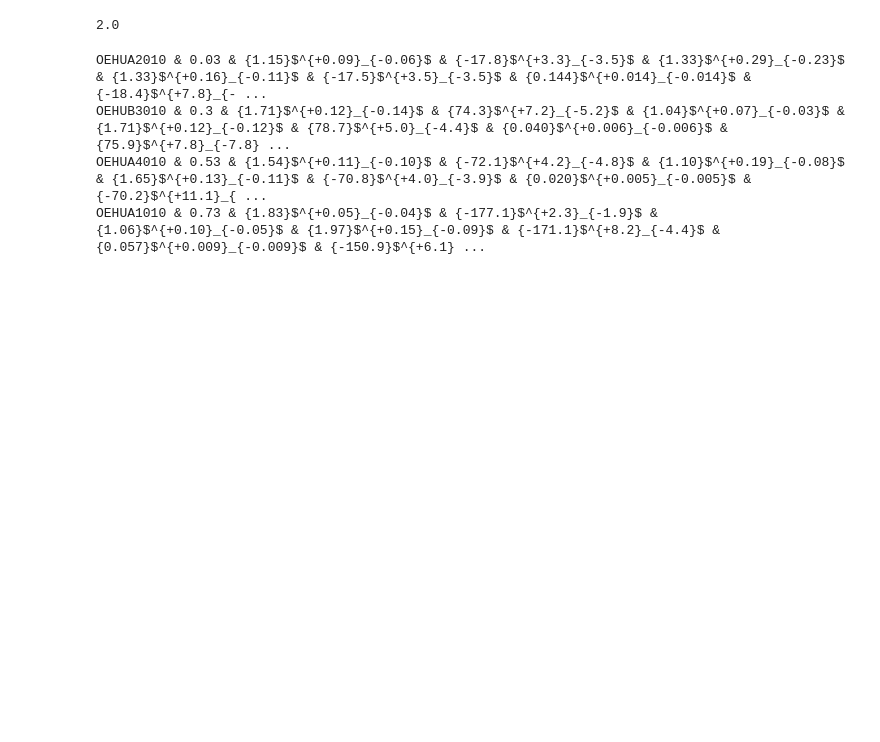
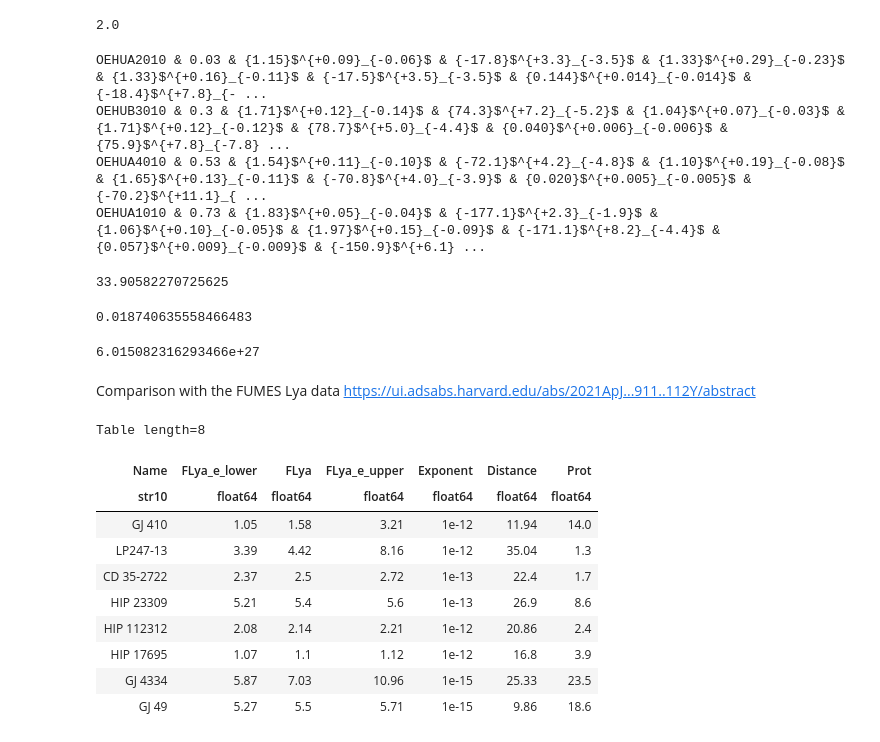
Before and after one commit to davidjwilson/pceb, a Jupyter notebook: eg_uma/eg_uma_lya_results.ipynb, the cells around one changed output. Drawn from its saved outputs; the diff is of its cells as text; code cells hidden in the pictures; blank space fills up the shorter version.

```diff
--- a/eg_uma/eg_uma_lya_results.ipynb
+++ b/eg_uma/eg_uma_lya_results.ipynb
@@ -1160,3 +1138,41 @@ OEHUA2010 & 0.03 & {1.15}$^{+0.09}_{-0.06}$ & {-17.8}$^{+3.3}_{-3.5}$ & {1.33}$^
 OEHUB3010 & 0.3 & {1.71}$^{+0.12}_{-0.14}$ & {74.3}$^{+7.2}_{-5.2}$ & {1.04}$^{+0.07}_{-0.03}$ & {1.71}$^{+0.12}_{-0.12}$ & {78.7}$^{+5.0}_{-4.4}$ & {0.040}$^{+0.006}_{-0.006}$ & {75.9}$^{+7.8}_{-7.8} ...
 OEHUA4010 & 0.53 & {1.54}$^{+0.11}_{-0.10}$ & {-72.1}$^{+4.2}_{-4.8}$ & {1.10}$^{+0.19}_{-0.08}$ & {1.65}$^{+0.13}_{-0.11}$ & {-70.8}$^{+4.0}_{-3.9}$ & {0.020}$^{+0.005}_{-0.005}$ & {-70.2}$^{+11.1}_{ ...
 OEHUA1010 & 0.73 & {1.83}$^{+0.05}_{-0.04}$ & {-177.1}$^{+2.3}_{-1.9}$ & {1.06}$^{+0.10}_{-0.05}$ & {1.97}$^{+0.15}_{-0.09}$ & {-171.1}$^{+8.2}_{-4.4}$ & {0.057}$^{+0.009}_{-0.009}$ & {-150.9}$^{+6.1} ...
+# %%
+#compare with kaptyen's star
+f_ks = 2.88e-13
+d_ks = 3.93
+f_eg = 1.83e-13
+f_eg_eu = 0.05e-13
+f_eg_el = 0.04e-13
+d_eg = 1000/34.8337
+prot_eg = 0.66765930
+
+print(f_eg/(f_ks*((d_ks/d_eg)**2)))
+# %% [output]
+33.90582270725625
+# %%
+(d_ks/d_eg)**2
+# %% [output]
+0.018740635558466483
+# %%
+f_eg*4/3*np.pi*(d_eg*u.pc.to(u.cm))**2
+# %% [output]
+6.015082316293466e+27
+# %% [markdown]
+Comparison with the FUMES Lya data https://ui.adsabs.harvard.edu/abs/2021ApJ...911..112Y/abstract
+# %%
+fumes = Table.read('fumes_lya.csv')
+fumes
+# %% [output]
+Table length=8
+| Name | FLya_e_lower | FLya | FLya_e_upper | Exponent | Distance | Prot |
+| str10 | float64 | float64 | float64 | float64 | float64 | float64 |
+| GJ 410 | 1.05 | 1.58 | 3.21 | 1e-12 | 11.94 | 14.0 |
+| LP247-13 | 3.39 | 4.42 | 8.16 | 1e-12 | 35.04 | 1.3 |
+| CD 35-2722 | 2.37 | 2.5 | 2.72 | 1e-13 | 22.4 | 1.7 |
+| HIP 23309 | 5.21 | 5.4 | 5.6 | 1e-13 | 26.9 | 8.6 |
+| HIP 112312 | 2.08 | 2.14 | 2.21 | 1e-12 | 20.86 | 2.4 |
+| HIP 17695 | 1.07 | 1.1 | 1.12 | 1e-12 | 16.8 | 3.9 |
+| GJ 4334 | 5.87 | 7.03 | 10.96 | 1e-15 | 25.33 | 23.5 |
+| GJ 49 | 5.27 | 5.5 | 5.71 | 1e-15 | 9.86 | 18.6 |
```
Also changed, not shown: parts of 5 cells of this notebook, 10 other files.
